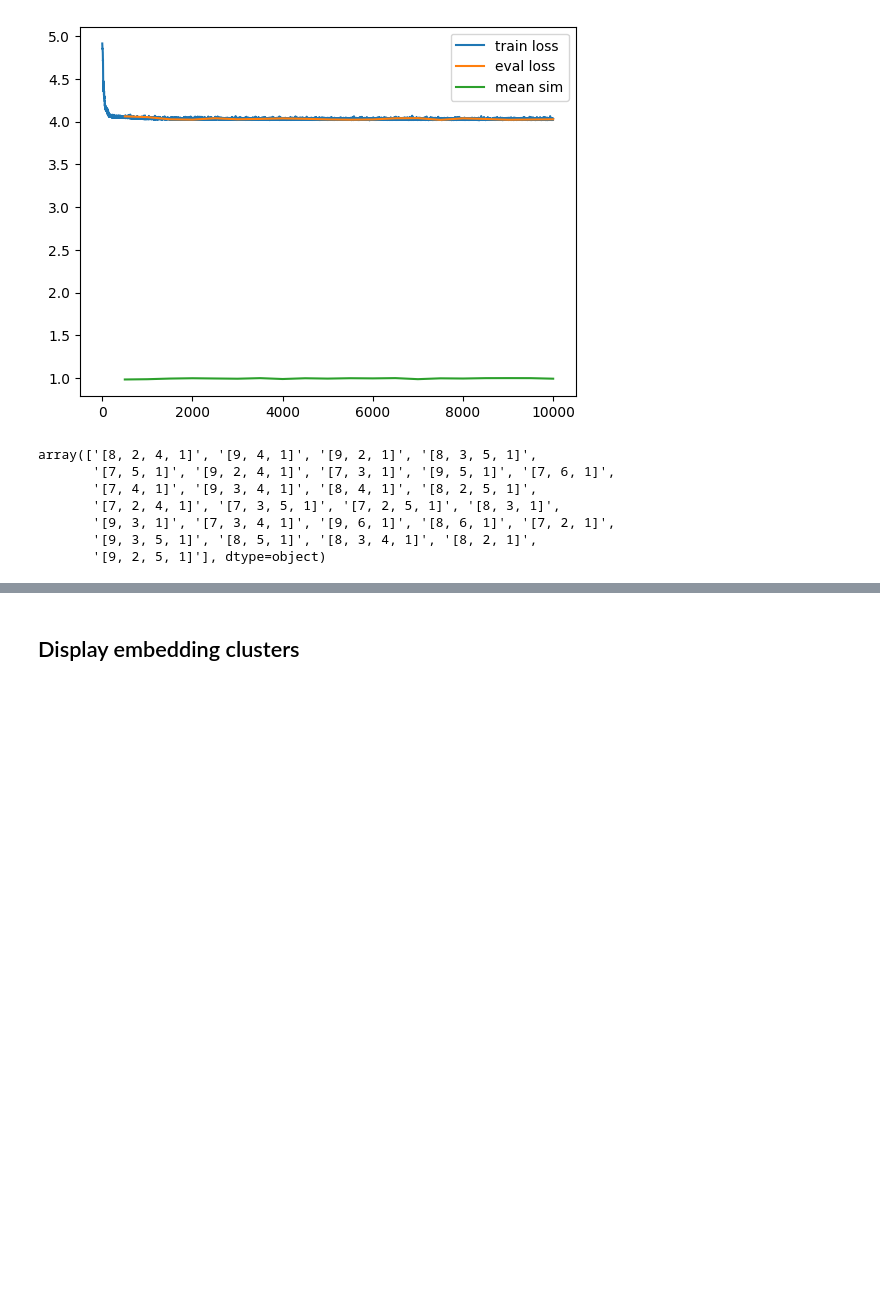
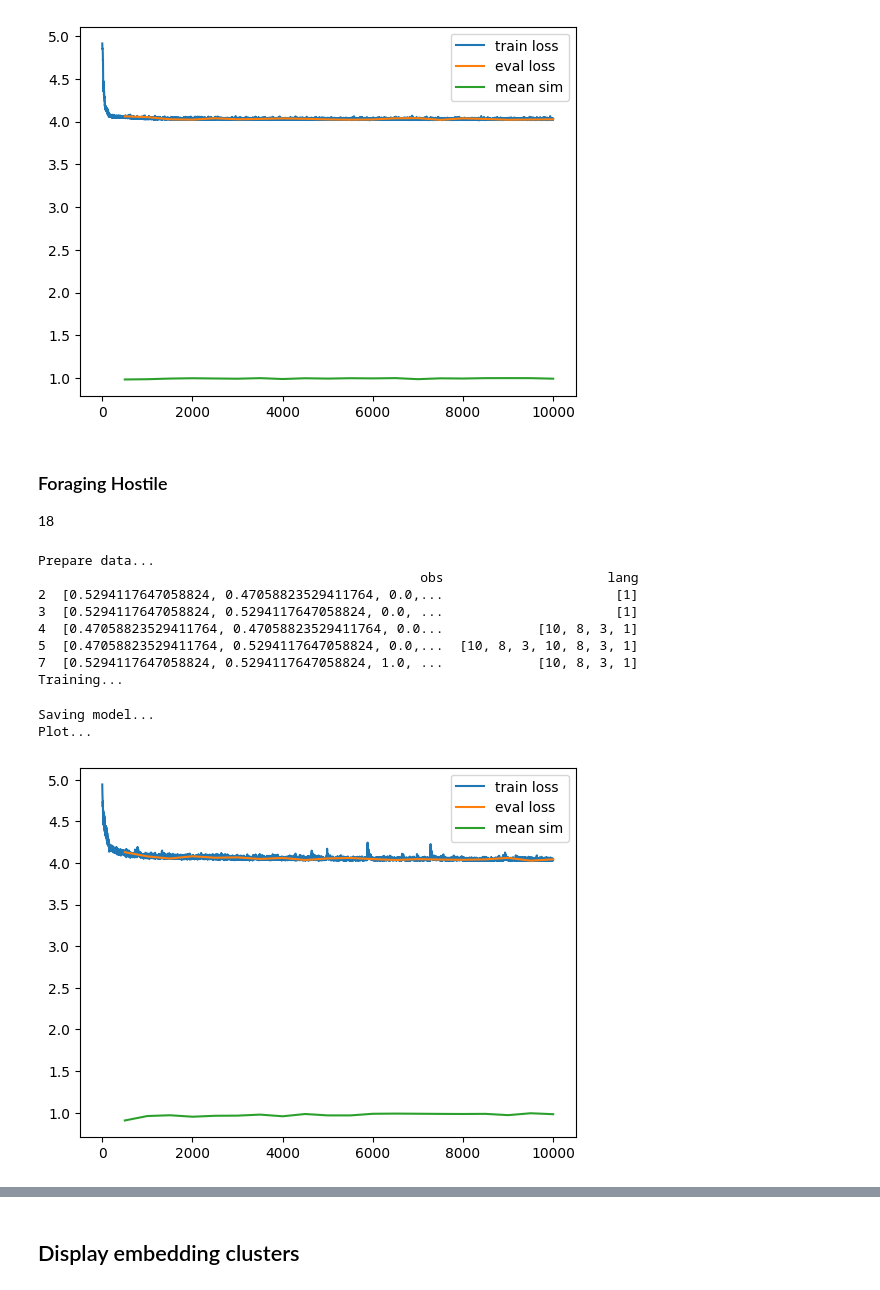
Before and after one commit to Maxtoq/MADRL-PhD-Thesis-Code, a Jupyter notebook: algorithms/LGMARL_new/Pretrain LM descriptor.ipynb, the cells around one changed output, grey strips where cells are left out. Saved outputs shown, nothing was run; the diff lists cells and outputs as text; code cells hidden in the pictures; blank space fills up the shorter version.

```diff
--- a/algorithms/LGMARL_new/Pretrain LM descriptor.ipynb
+++ b/algorithms/LGMARL_new/Pretrain LM descriptor.ipynb
@@ -496,13 +496,57 @@ Training...
 Saving model...
 Plot...
 [figure]
+# %% [markdown]
+### Foraging Hostile
+
+18
 # %%
-df["lang"].apply(str).unique()
+from src.algo.policy_diff.langground import LanguageGrounder
+
+import torch
+import numpy as np
+
+obs_dim = 78
+context_dim = 4
+hidden_dim = 64
+embed_dim = 4
+n_layer = 2
+lr = 0.007
+vocab = [
+            "Prey", "Center", "North", "South", "East", "West",
+            "Gem", "Yellow", "Green", "Purple", "Danger"]
+max_mess_len = 3
+
+ll = LanguageGrounder(obs_dim, context_dim, hidden_dim, embed_dim, n_layer, lr, vocab, max_mess_len)
+
+# Load and prepare data
+print("Prepare data...")
+df = load_n_prep_data("../../results/data/lamarl_data/FH_18.csv", ll)
+print(df.head())
+
+n_ep = 10000
+eval_every = 500
+batch_size=128
+
+# Training
+print("Training...")
+train_losses, eval_losses, eval_sims = train_lang_encoder(
+    df, ll, n_ep, batch_size, eval_every=eval_every, device="cpu")
+
+print("Saving model...")
+torch.save(ll.get_save_dict(), "../../results/data/lamarl_data/FH18_langground.pt")
+
+print("Plot...")
+plot_curves(train_losses, eval_losses, eval_sims, eval_every)
 # %% [output]
-array(['[8, 2, 4, 1]', '[9, 4, 1]', '[9, 2, 1]', '[8, 3, 5, 1]',
-       '[7, 5, 1]', '[9, 2, 4, 1]', '[7, 3, 1]', '[9, 5, 1]', '[7, 6, 1]',
-       '[7, 4, 1]', '[9, 3, 4, 1]', '[8, 4, 1]', '[8, 2, 5, 1]',
-       '[7, 2, 4, 1]', '[7, 3, 5, 1]', '[7, 2, 5, 1]', '[8, 3, 1]',
-       '[9, 3, 1]', '[7, 3, 4, 1]', '[9, 6, 1]', '[8, 6, 1]', '[7, 2, 1]',
-       '[9, 3, 5, 1]', '[8, 5, 1]', '[8, 3, 4, 1]', '[8, 2, 1]',
-       '[9, 2, 5, 1]'], dtype=object)
+Prepare data...
+                                                 obs                     lang
+2  [0.5294117647058824, 0.47058823529411764, 0.0,...                      [1]
+3  [0.5294117647058824, 0.5294117647058824, 0.0, ...                      [1]
+4  [0.47058823529411764, 0.47058823529411764, 0.0...            [10, 8, 3, 1]
+5  [0.47058823529411764, 0.5294117647058824, 0.0,...  [10, 8, 3, 10, 8, 3, 1]
+7  [0.5294117647058824, 0.5294117647058824, 1.0, ...            [10, 8, 3, 1]
+Training...
+Saving model...
+Plot...
+[figure, added]
```
Also changed, not shown: parts of 13 cells of this notebook, 2 other files.
